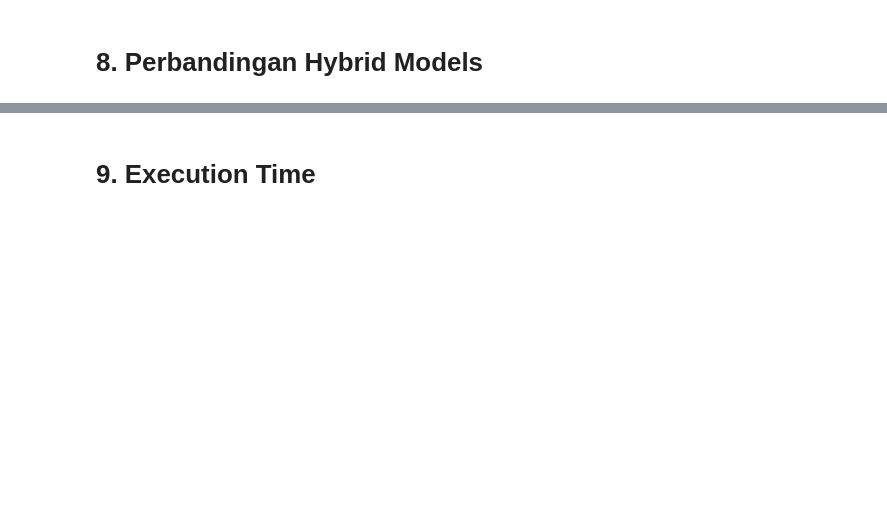
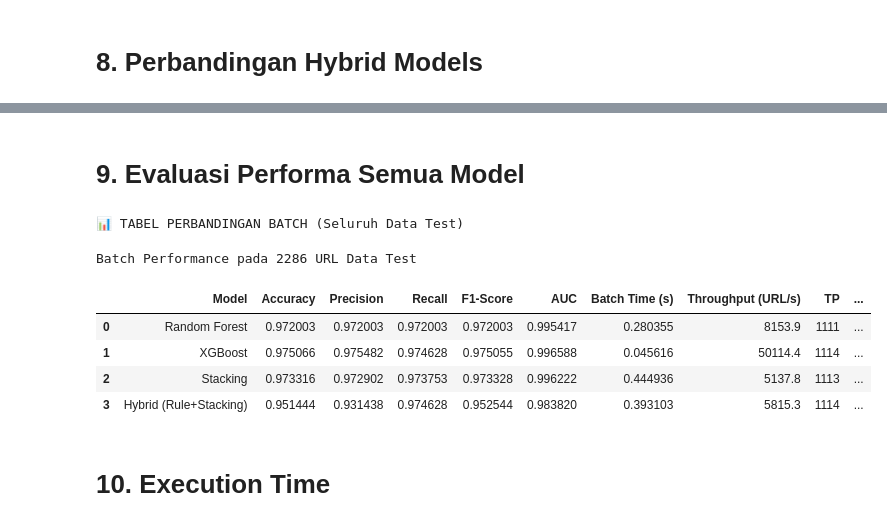
Before and after one commit to rubenmartogi/Phishing-Website-Detection-using-XGBoost-and-RFM, a Jupyter notebook: Phishing Website Detection_Models & Training.ipynb, the cells around one changed output, grey strips where cells are left out. Cells and saved outputs as stored; diff of their text form; code cells hidden in the pictures; blank space fills up the shorter version.

```diff
--- a/Phishing Website Detection_Models & Training.ipynb
+++ b/Phishing Website Detection_Models & Training.ipynb
@@ -1162,0 +720,2 @@ print(f'\n✅ Perbandingan ke-4 model selesai! (Threshold Phishing = {THRESHOLD_
+# %% [markdown]
+# 9. Evaluasi Performa Semua Model
@@ -1163,2 +852,44 @@ print(f'\n✅ Perbandingan ke-4 model selesai! (Threshold Phishing = {THRESHOLD_
+# %%
+print("\n📊 TABEL PERBANDINGAN BATCH (Seluruh Data Test)")
+display(
+    batch_df[["Model", "Accuracy", "Precision", "Recall", "F1-Score", "AUC",
+              "Batch Time (s)", "Throughput (URL/s)", "TP", "TN", "FP", "FN"]]
+    .style
+    .format({
+        "Accuracy"           : "{:.6f}",
+        "Precision"          : "{:.6f}",
+        "Recall"             : "{:.6f}",
+        "F1-Score"           : "{:.6f}",
+        "AUC"                : "{:.6f}",
+        "Batch Time (s)"     : "{:.6f}",
+        "Throughput (URL/s)" : "{:.1f}",
+    })
+    .background_gradient(
+        cmap="Greens",
+        subset=["Accuracy", "Precision", "Recall", "F1-Score", "AUC"]
+    )
+    .background_gradient(
+        cmap="YlOrRd_r",
+        subset=["Batch Time (s)"]
+    )
+    .background_gradient(
+        cmap="Blues",
+        subset=["Throughput (URL/s)", "TP", "TN"]
+    )
+    .background_gradient(
+        cmap="Reds_r",
+        subset=["FP", "FN"]
+    )
+    .set_properties(**{"text-align": "center", "vertical-align": "middle"})
+    .set_caption(f"Batch Performance pada {n_test} URL Data Test")
+)
+# %% [output]
+📊 TABEL PERBANDINGAN BATCH (Seluruh Data Test)
+Batch Performance pada 2286 URL Data Test
+|  | Model | Accuracy | Precision | Recall | F1-Score | AUC | Batch Time (s) | Throughput (URL/s) | TP | ... |
+| 0 | Random Forest | 0.972003 | 0.972003 | 0.972003 | 0.972003 | 0.995417 | 0.280355 | 8153.9 | 1111 | ... |
+| 1 | XGBoost | 0.975066 | 0.975482 | 0.974628 | 0.975055 | 0.996588 | 0.045616 | 50114.4 | 1114 | ... |
+| 2 | Stacking | 0.973316 | 0.972902 | 0.973753 | 0.973328 | 0.996222 | 0.444936 | 5137.8 | 1113 | ... |
+| 3 | Hybrid (Rule+Stacking) | 0.951444 | 0.931438 | 0.974628 | 0.952544 | 0.983820 | 0.393103 | 5815.3 | 1114 | ... |
 # %% [markdown]
-# 9. Execution Time
+# 10. Execution Time
```
Also changed, not shown: parts of 9 cells of this notebook.
